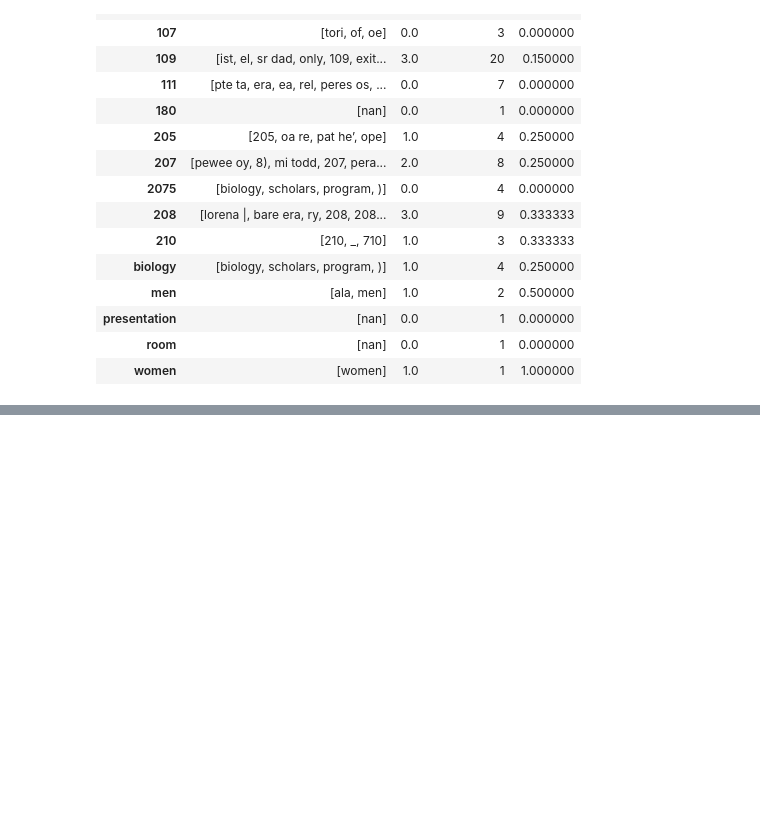
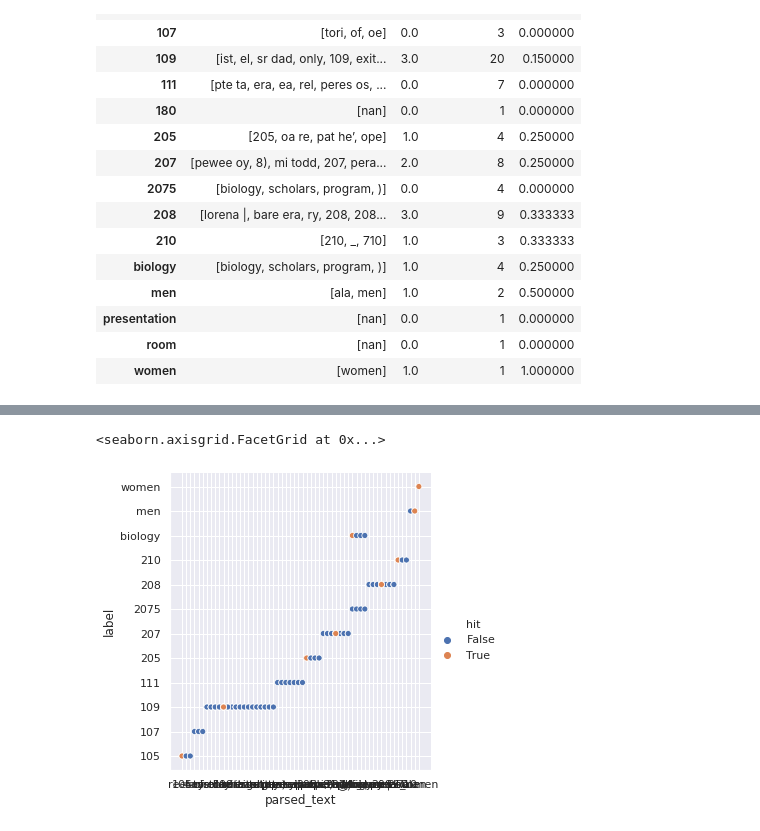
Before and after one commit to Jacktavitt/navigate_building, a Jupyter notebook: pandas data exploration.ipynb, the cells around one changed output, grey strips where cells are left out. Drawn from its saved outputs; the diff is of its cells as text; code cells hidden in the pictures; blank space fills up the shorter version.

Commit message:
playing with visualization

```diff
--- a/pandas data exploration.ipynb
+++ b/pandas data exploration.ipynb
@@ -248,0 +207,14 @@ NameError: name 'df' is not defined
+# %%
+%matplotlib inline
+import matplotlib.pyplot as plt
+import seaborn as sns
+sns.set()
+# %%
+# pl5 = pl4.reset_index()
+# sns.relplot(y='label', x='hit', size='num_parsed', data=pl5)
+pl22 = pl2.copy()
+pl22['pose_info'] = pl22['pose_info'].apply(lambda x: list(x))
+pl22 = pl22.explode('pose_info')
+pl22['num_missed'] = pl22['text_missed'].apply(lambda x: len(x))
+pl22['num_parsed'] = pl22['parsed_text'].apply(lambda x: len(x) if isinstance(x, str) else 0)
+display("pl2", "pl22")
@@ -248,0 +250,5 @@ NameError: name 'df' is not defined
+# %%
+sns.relplot(y='label', x='parsed_text', hue='hit', data=pl22)
+# %% [output]
+<seaborn.axisgrid.FacetGrid at 0x...>
+[figure, added]
```
Also changed, not shown: parts of 10 cells of this notebook.
